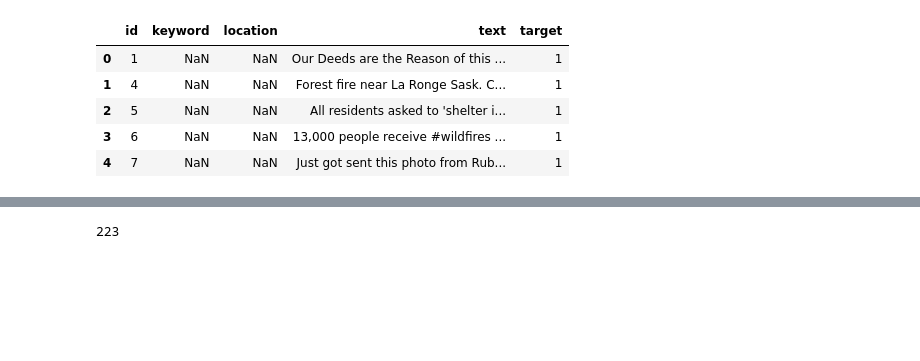
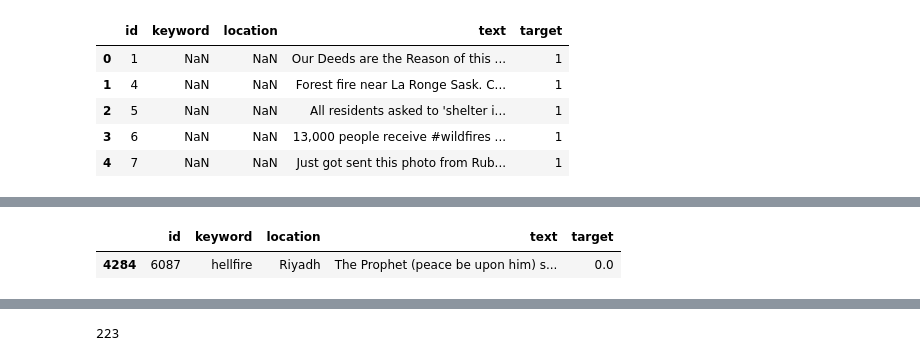
Before and after one commit to berndheidemann/twitter_disaster_text_classification, a Jupyter notebook: twitter-disaster-text-classification.ipynb, the cells around one changed output, grey strips where cells are left out. Drawn from its saved outputs; the diff is of its cells as text; code cells hidden in the pictures; blank space fills up the shorter version.

```diff
--- a/twitter-disaster-text-classification.ipynb
+++ b/twitter-disaster-text-classification.ipynb
@@ -61,3 +114,9 @@ df["keyword"].fillna("None", inplace=True)
+# %%
+df["target"] = df["target"].round()
+df[df.text=="The Prophet (peace be upon him) said 'Save yourself from Hellfire even if it is by giving half a date in charity.'"]
+# %% [output]
+|  | id | keyword | location | text | target |
+| 4284 | 6087 | hellfire | Riyadh | The Prophet (peace be upon him) s... | 0.0 |
 # %%
 
 tokenizer = get_tokenizer('spacy', language='en_core_web_sm')
```
Also changed, not shown: parts of 16 cells of this notebook.
